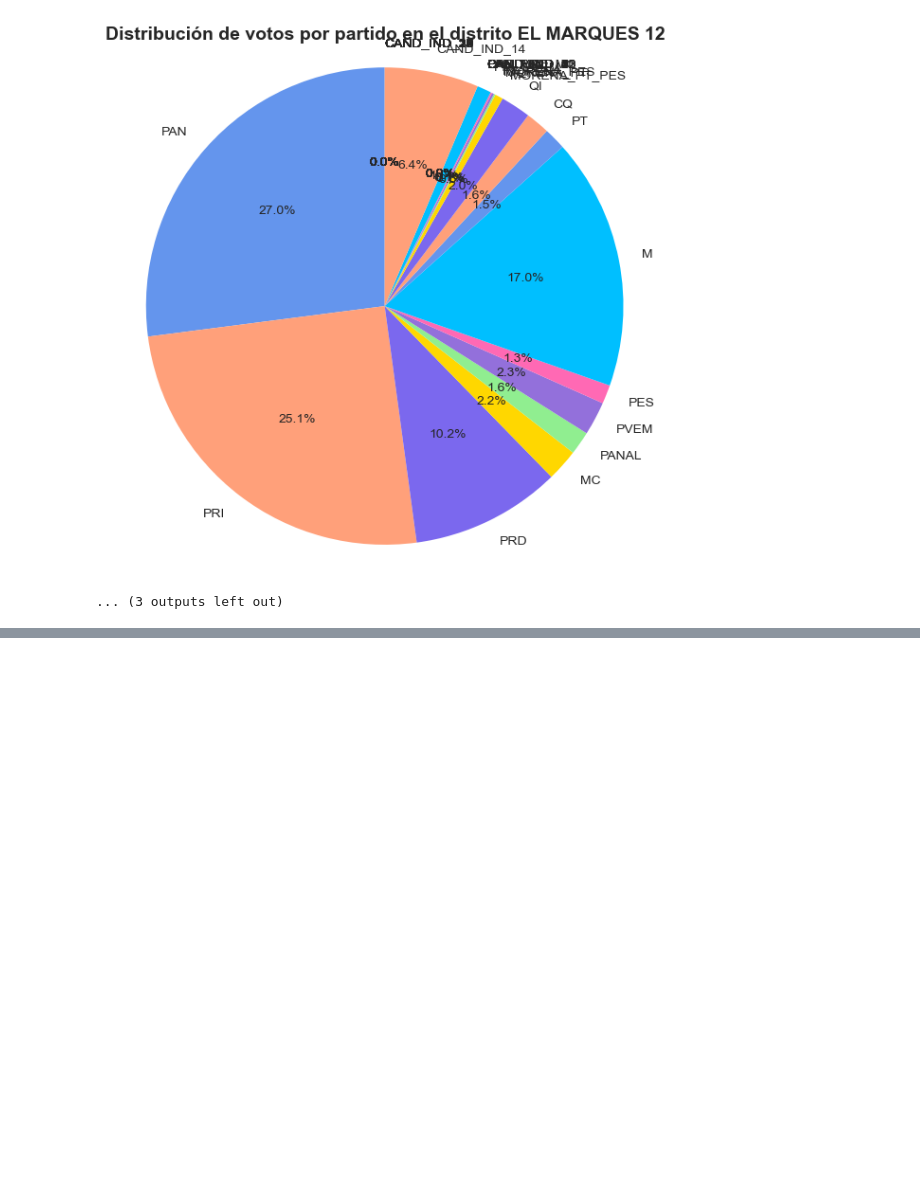
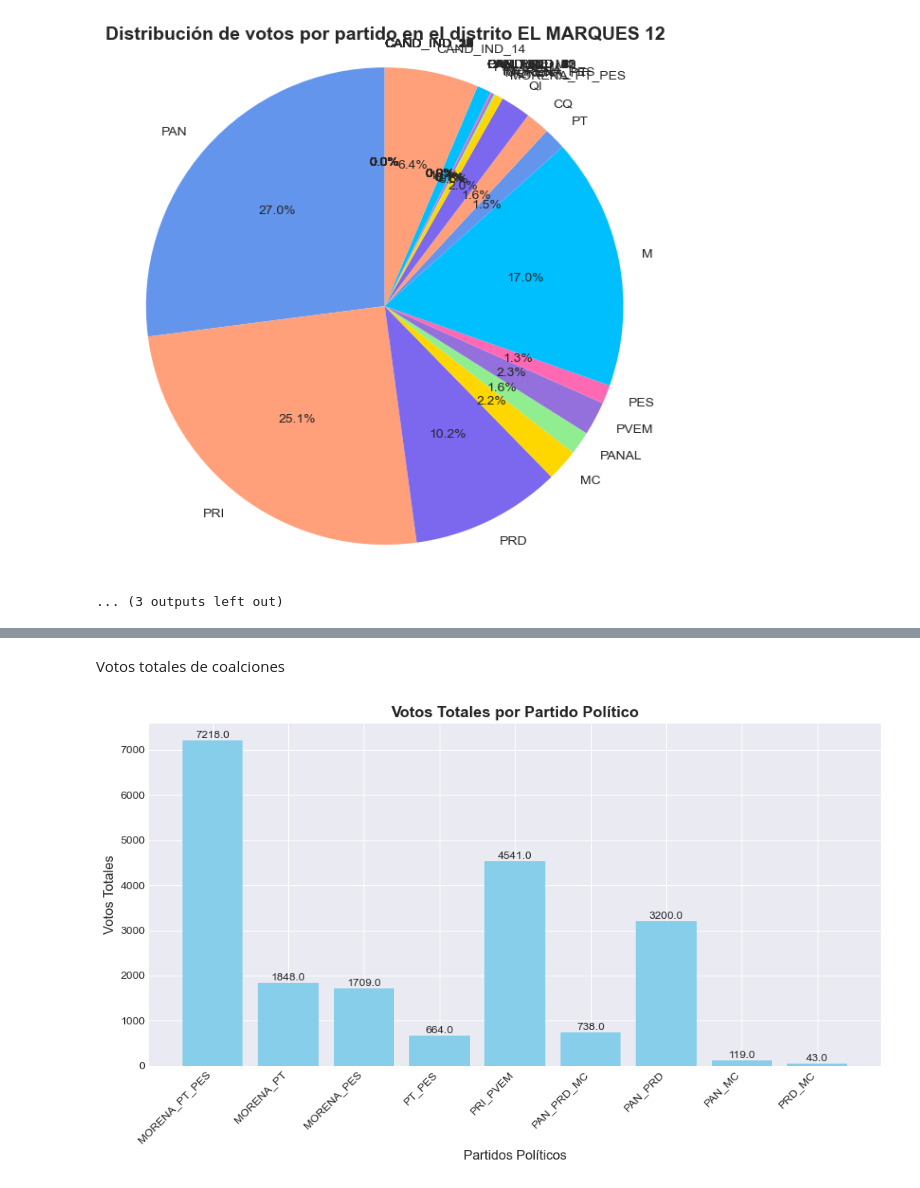
Before and after one commit to Sarahi-Briones/ProyectoMineria, a Jupyter notebook: analisis.ipynb, the cells around one changed output, grey strips where cells are left out. Saved outputs shown, nothing was run; the diff lists cells and outputs as text; code cells hidden in the pictures; blank space fills up the shorter version.

```diff
--- a/analisis.ipynb
+++ b/analisis.ipynb
@@ -743,0 +772,32 @@ Votantes por
+# %% [markdown]
+Votos totales de coalciones
+# %%
+partidos = data_partidos_distrito.columns
+
+
+votos_totales = data_partidos_distrito.sum()
+
+
+plt.style.use('seaborn-darkgrid')
+plt.figure(figsize=(10, 6))
+
+
+plt.bar(partidos, votos_totales, color='skyblue')
+
+
+plt.xlabel('Partidos Políticos', fontsize=12)
+plt.ylabel('Votos Totales', fontsize=12)
+plt.title('Votos Totales por Partido Político', fontsize=14, fontweight='bold')
+
+
+plt.xticks(rotation=45, ha='right', fontsize=10)
+plt.tight_layout()
+
+
+for i, v in enumerate(votos_totales):
+    plt.text(i, v, str(v), ha='center', va='bottom', fontsize=10)
+
+
+plt.show()
+# %% [output]
+[figure, added]
```
Also changed, not shown: parts of 3 cells of this notebook.
